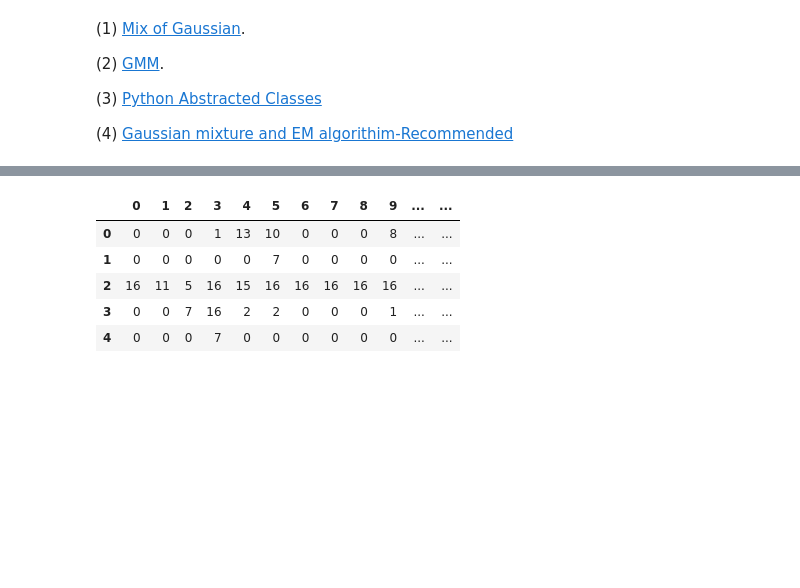
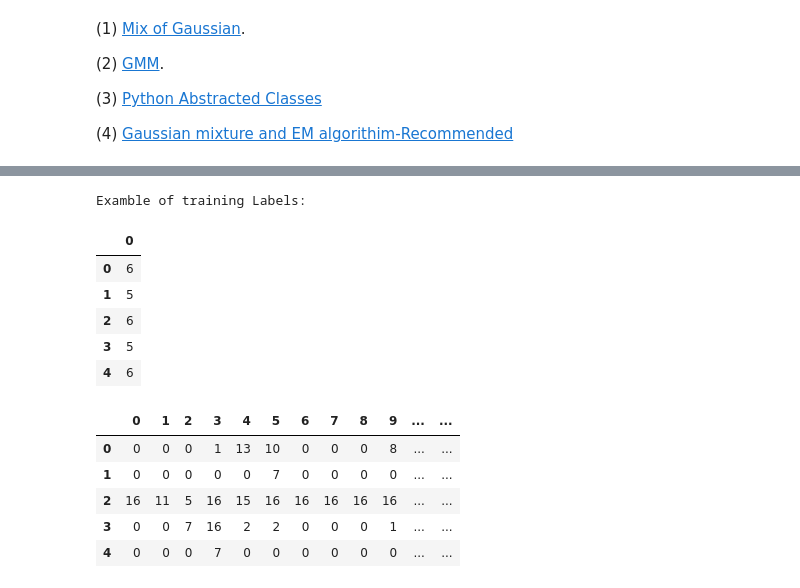
Before and after one commit to Kottoz/CS480-680_introduction_to_MachineLearning, a Jupyter notebook: Assignment2/code/AssignmentTwo.ipynb, the cells around one changed output, grey strips where cells are left out. Saved outputs shown, nothing was run; the diff lists cells and outputs as text; code cells hidden in the pictures; blank space fills up the shorter version.

```diff
--- a/Assignment2/code/AssignmentTwo.ipynb
+++ b/Assignment2/code/AssignmentTwo.ipynb
@@ -72,3 +104,14 @@ class DataFetcher:
+# %%
+print("Examble of training Labels:")
+training_y_dfs[0].head()
+# %% [output]
+Examble of training Labels:
+|  | 0 |
+| 0 | 6 |
+| 1 | 5 |
+| 2 | 6 |
+| 3 | 5 |
+| 4 | 6 |
 # %%
 # Cross Validation
 class CrossValidation:
```
Also changed, not shown: parts of 11 cells of this notebook, 2 other files.
